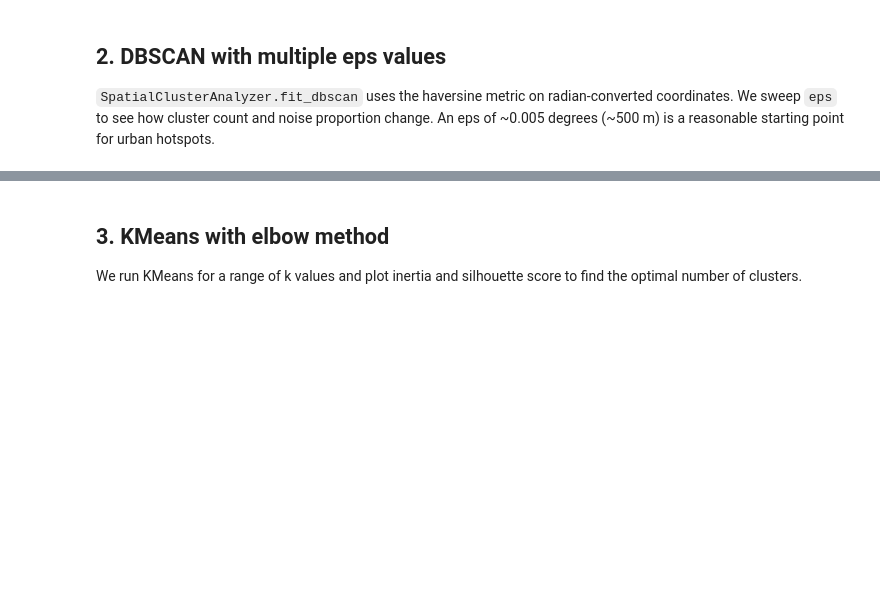
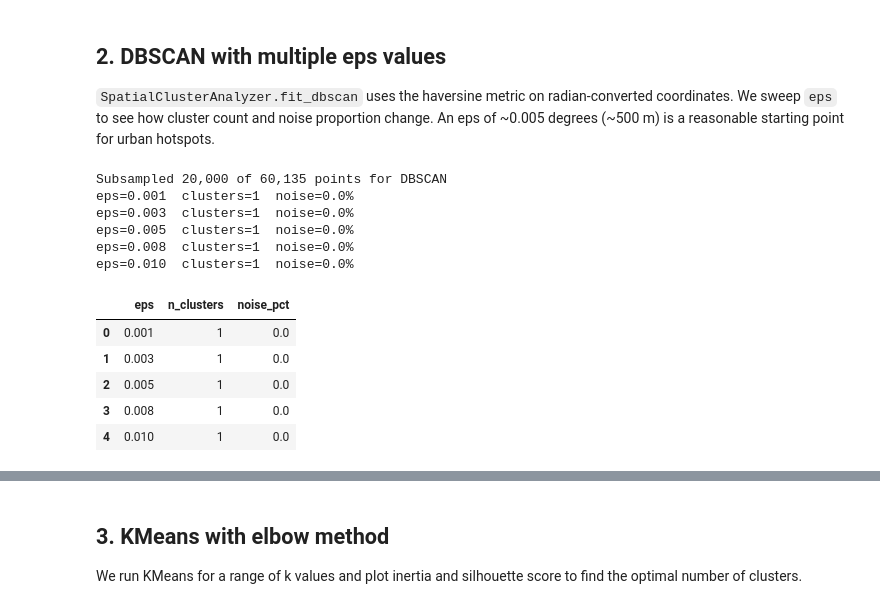
Before and after one commit to guydev42/calgary-data-portfolio, a Jupyter notebook: project_03_traffic_incident_hotspots/notebooks/03_modeling.ipynb, the cells around one changed output, grey strips where cells are left out. Drawn from its saved outputs; the diff is of its cells as text; code cells hidden in the pictures; blank space fills up the shorter version.

```diff
--- a/project_03_traffic_incident_hotspots/notebooks/03_modeling.ipynb
+++ b/project_03_traffic_incident_hotspots/notebooks/03_modeling.ipynb
@@ -54,19 +57,43 @@ coordinates. We sweep `eps` to see how cluster count and noise proportion change
 An eps of ~0.005 degrees (~500 m) is a reasonable starting point for urban hotspots.
 # %%
 analyzer = SpatialClusterAnalyzer()
+
+# Subsample coordinates for DBSCAN to avoid MemoryError on large datasets
+MAX_DBSCAN_SAMPLES = 20000
+if len(coords) > MAX_DBSCAN_SAMPLES:
+    rng = np.random.RandomState(42)
+    dbscan_idx = rng.choice(len(coords), size=MAX_DBSCAN_SAMPLES, replace=False)
+    coords_dbscan = coords[dbscan_idx]
+    print(f'Subsampled {MAX_DBSCAN_SAMPLES:,} of {len(coords):,} points for DBSCAN')
+else:
+    coords_dbscan = coords
+    dbscan_idx = np.arange(len(coords))
 
 eps_values = [0.001, 0.003, 0.005, 0.008, 0.01]
 dbscan_results = []
 
 for eps in eps_values:
-    labels = analyzer.fit_dbscan(coords, eps=eps, min_samples=10)
+    labels = analyzer.fit_dbscan(coords_dbscan, eps=eps, min_samples=10)
     n_clusters = len(set(labels)) - (1 if -1 in labels else 0)
     noise_pct = (labels == -1).mean() * 100
     dbscan_results.append({'eps': eps, 'n_clusters': n_clusters, 'noise_pct': round(noise_pct, 1)})
     print(f'eps={eps:.3f}  clusters={n_clusters}  noise={noise_pct:.1f}%')
 
 dbscan_df = pd.DataFrame(dbscan_results)
 dbscan_df
+# %% [output]
+Subsampled 20,000 of 60,135 points for DBSCAN
+eps=0.001  clusters=1  noise=0.0%
+eps=0.003  clusters=1  noise=0.0%
+eps=0.005  clusters=1  noise=0.0%
+eps=0.008  clusters=1  noise=0.0%
+eps=0.010  clusters=1  noise=0.0%
+|  | eps | n_clusters | noise_pct |
+| 0 | 0.001 | 1 | 0.0 |
+| 1 | 0.003 | 1 | 0.0 |
+| 2 | 0.005 | 1 | 0.0 |
+| 3 | 0.008 | 1 | 0.0 |
+| 4 | 0.010 | 1 | 0.0 |
 # %%
 fig, axes = plt.subplots(1, 2, figsize=(12, 4))
 
```
Also changed, not shown: parts of 10 cells of this notebook, 30 other files.
